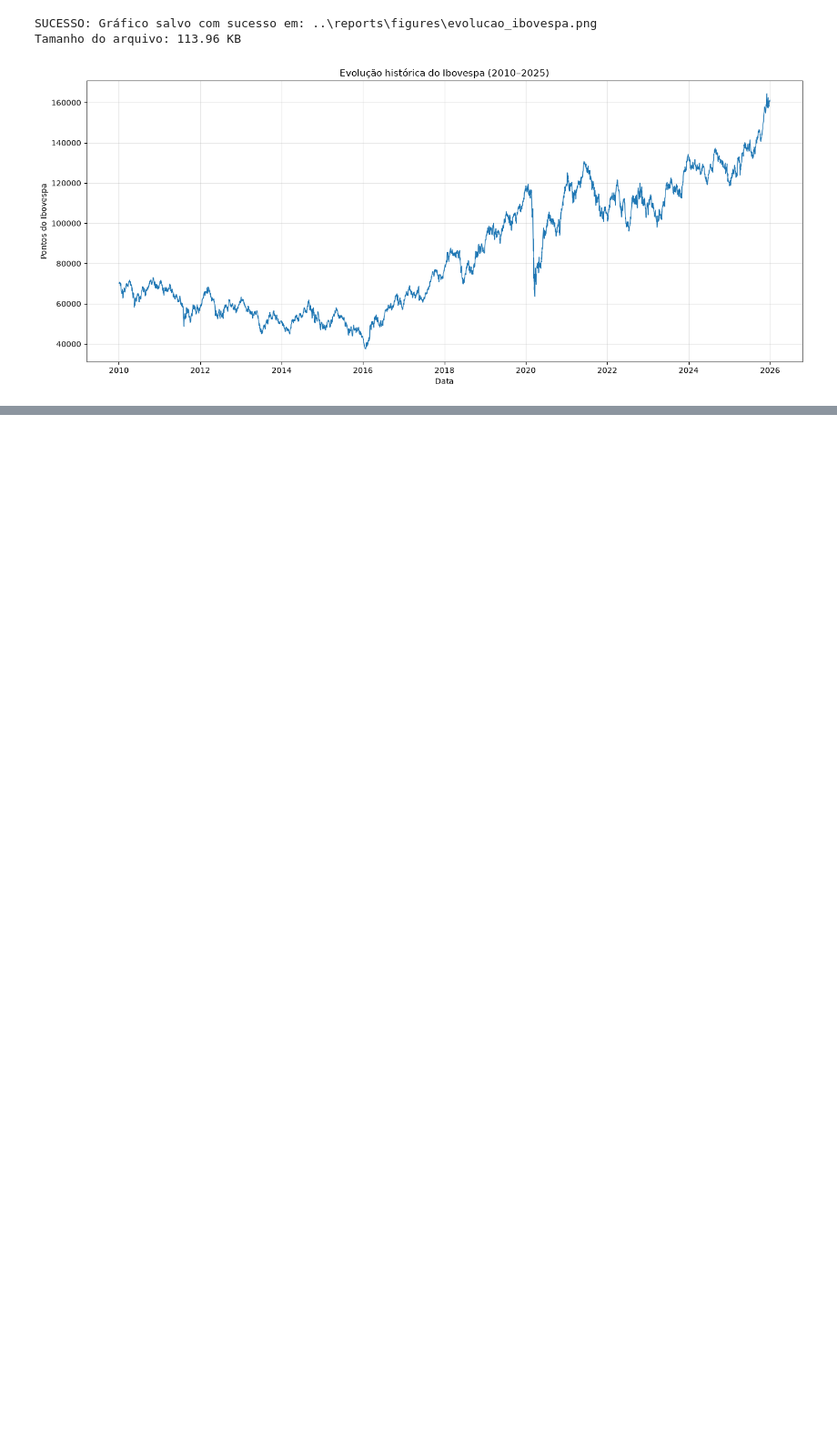
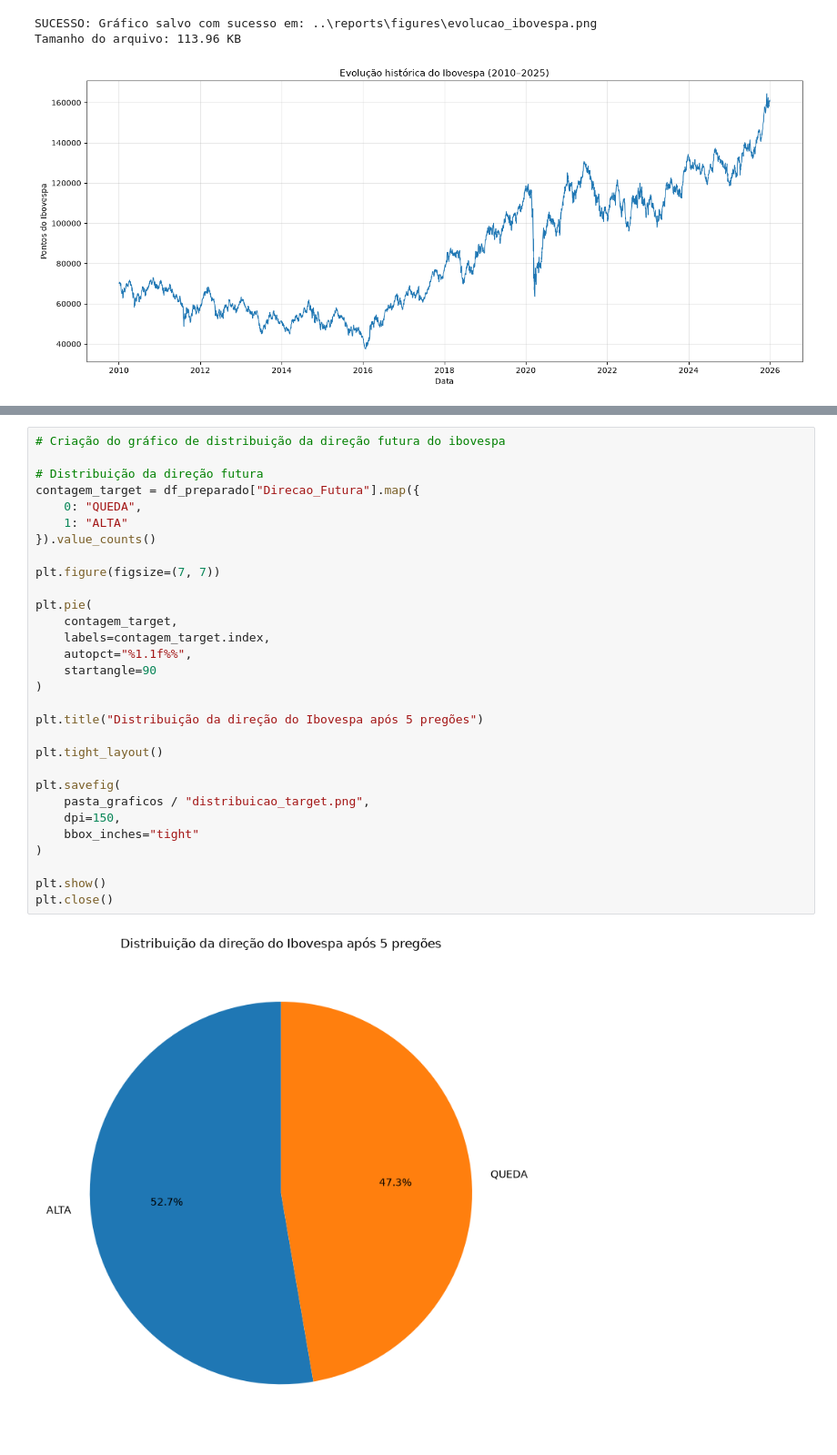
Before and after one commit to mdsl1/classificacao-direcao-ibovespa, a Jupyter notebook: notebooks/02_exploracao_preparacao.ipynb, the cells around one changed output, grey strips where cells are left out. Shown at 91% size. Drawn from its saved outputs; the diff is of its cells as text; blank space fills up the shorter version.

```diff
--- a/notebooks/02_exploracao_preparacao.ipynb
+++ b/notebooks/02_exploracao_preparacao.ipynb
@@ -163,0 +327,32 @@ Tamanho do arquivo: 29.02 KB
+# %%
+# Criação do gráfico de distribuição da direção futura do ibovespa
+
+# Distribuição da direção futura
+contagem_target = df_preparado["Direcao_Futura"].map({
+    0: "QUEDA",
+    1: "ALTA"
+}).value_counts()
+
+plt.figure(figsize=(7, 7))
+
+plt.pie(
+    contagem_target,
+    labels=contagem_target.index,
+    autopct="%1.1f%%",
+    startangle=90
+)
+
+plt.title("Distribuição da direção do Ibovespa após 5 pregões")
+
+plt.tight_layout()
+
+plt.savefig(
+    pasta_graficos / "distribuicao_target.png",
+    dpi=150,
+    bbox_inches="tight"
+)
+
+plt.show()
+plt.close()
+# %% [output]
+[figure, added]
```
Also changed, not shown: parts of 8 cells of this notebook, 2 other files.
